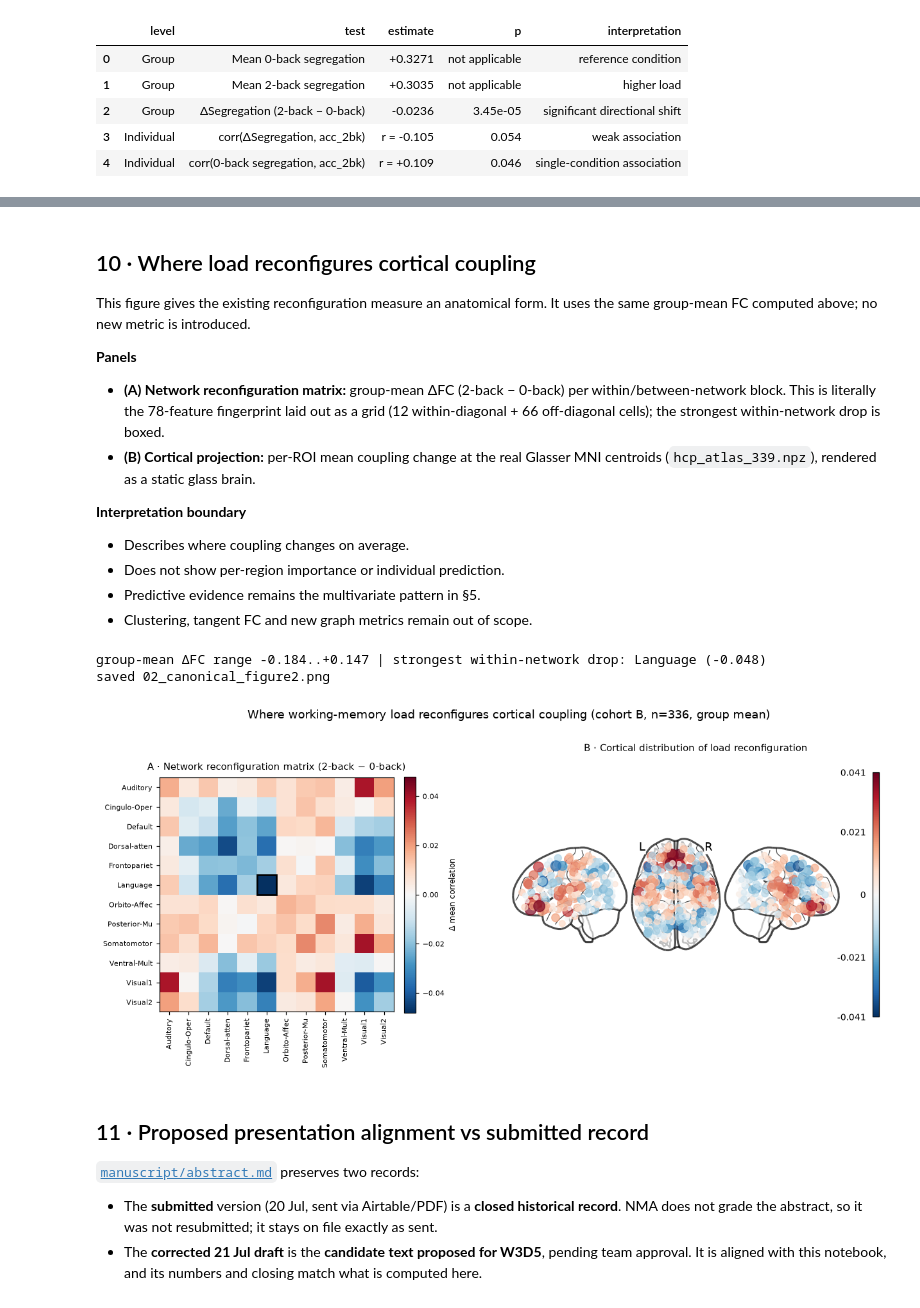
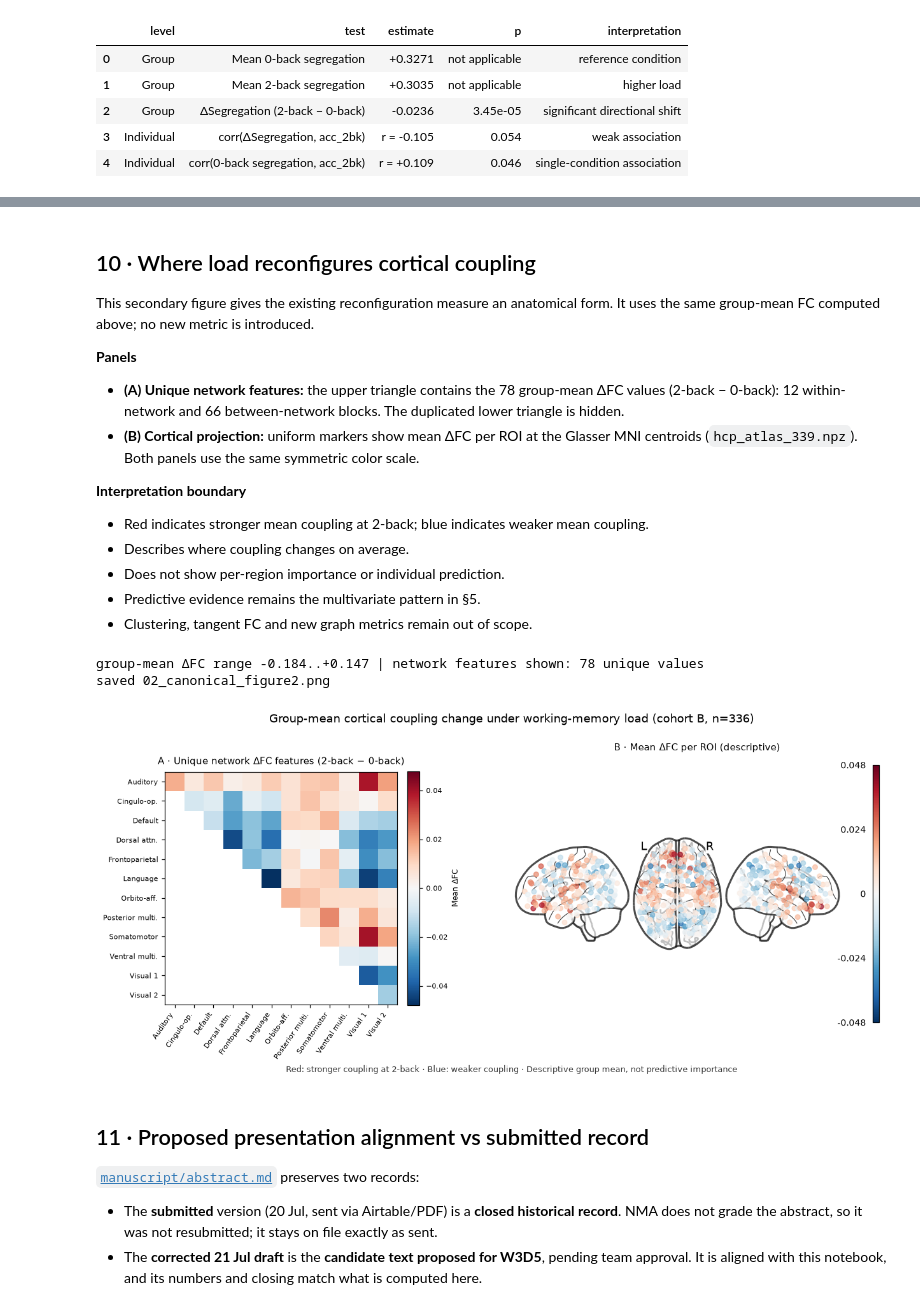
Before and after one commit to The-Gammas/The-Gammas, a Jupyter notebook: pipeline/02_canonical_analysis_and_slides.ipynb, the cells around one changed output, grey strips where cells are left out. Drawn from its saved outputs; the diff is of its cells as text; code cells hidden in the pictures.

```diff
--- a/pipeline/02_canonical_analysis_and_slides.ipynb
+++ b/pipeline/02_canonical_analysis_and_slides.ipynb
@@ -849,19 +870,20 @@ saved 02_canonical_figure.png
 # %% [markdown]
 ## 10 · Where load reconfigures cortical coupling
 
-This figure gives the existing reconfiguration measure an anatomical form. It uses the same
-group-mean FC computed above; no new metric is introduced.
+This secondary figure gives the existing reconfiguration measure an anatomical form. It uses
+the same group-mean FC computed above; no new metric is introduced.
 
 **Panels**
 
-- **(A) Network reconfiguration matrix:** group-mean ΔFC (2-back − 0-back) per
-  within/between-network block. This is literally the 78-feature fingerprint laid out as a grid
-  (12 within-diagonal + 66 off-diagonal cells); the strongest within-network drop is boxed.
-- **(B) Cortical projection:** per-ROI mean coupling change at the real Glasser
-  MNI centroids (`hcp_atlas_339.npz`), rendered as a static glass brain.
+- **(A) Unique network features:** the upper triangle contains the 78 group-mean ΔFC values
+  (2-back − 0-back): 12 within-network and 66 between-network blocks. The duplicated lower
+  triangle is hidden.
+- **(B) Cortical projection:** uniform markers show mean ΔFC per ROI at the Glasser MNI
+  centroids (`hcp_atlas_339.npz`). Both panels use the same symmetric color scale.
 
 **Interpretation boundary**
 
+- Red indicates stronger mean coupling at 2-back; blue indicates weaker mean coupling.
 - Describes where coupling changes on average.
 - Does not show per-region importance or individual prediction.
 - Predictive evidence remains the multivariate pattern in §5.
@@ -873,51 +895,73 @@ societies = np.unique(net_fig)                        # alphabetical, matches ne
 coords = np.load(B.atlas, allow_pickle=True)["coords"]        # real Glasser MNI centroids (360, 3)
 dFC = featB["FC2_group"] - featB["FC0_group"]                 # group-mean reconfiguration (360, 360)
 
 K = len(societies)
 idx = [np.where(net_fig == s)[0] for s in societies]
 M = np.zeros((K, K))                                  # 12x12 network reconfiguration blocks
 for a in range(K):
     for b in range(K):
         block = dFC[np.ix_(idx[a], idx[b])]
         M[a, b] = block[np.triu_indices(len(idx[a]), k=1)].mean() if a == b else block.mean()
 off = dFC.copy(); np.fill_diagonal(off, np.nan)
 roi_recon = np.nanmean(off, axis=1)                   # per-ROI mean coupling change (360,)
-j = int(np.argmin(np.diag(M)))                        # strongest within-network drop (derived)
+lower_triangle = np.tril(np.ones_like(M, dtype=bool), k=-1)
+M_unique = np.ma.masked_where(lower_triangle, M)
+assert M_unique.count() == 78
 print(f"group-mean ΔFC range {dFC.min():+.3f}..{dFC.max():+.3f} | "
-      f"strongest within-network drop: {societies[j]} ({np.diag(M)[j]:+.3f})")
+      f"network features shown: {M_unique.count()} unique values")
 
-short = [s[:12] for s in societies]
-fig2 = plt.figure(figsize=(13.2, 5.0))
+network_labels = {
+    "Auditory": "Auditory",
+    "Cingulo-Oper": "Cingulo-op.",
+    "Default": "Default",
+    "Dorsal-atten": "Dorsal attn.",
+    "Frontopariet": "Frontoparietal",
+    "Language": "Language",
+    "Orbito-Affec": "Orbito-aff.",
+    "Posterior-Mu": "Posterior multi.",
+    "Somatomotor": "Somatomotor",
+    "Ventral-Mult": "Ventral multi.",
+    "Visual1": "Visual 1",
+    "Visual2": "Visual 2",
+}
+short = [network_labels.get(s, s) for s in societies]
+shared_vmax = max(np.abs(M).max(), np.abs(roi_recon).max())
+cmap = plt.get_cmap("RdBu_r").copy()
+cmap.set_bad("white")
+
+fig2 = plt.figure(figsize=(13.2, 5.3))
 gs = fig2.add_gridspec(1, 2, width_ratios=[1.0, 1.45], wspace=0.30)
 
 axM = fig2.add_subplot(gs[0, 0])
-vmax = np.abs(M).max()
-im = axM.imshow(M, cmap="RdBu_r", vmin=-vmax, vmax=vmax)
-axM.set_xticks(range(K)); axM.set_xticklabels(short, rotation=90, fontsize=7)
+im = axM.imshow(M_unique, cmap=cmap, vmin=-shared_vmax, vmax=shared_vmax)
+axM.set_xticks(range(K)); axM.set_xticklabels(short, rotation=55, ha="right", fontsize=7)
 axM.set_yticks(range(K)); axM.set_yticklabels(short, fontsize=7)
-axM.set_title("A · Network reconfiguration matrix (2-back − 0-back)", fontsize=10, pad=8)
-axM.add_patch(plt.Rectangle((j - 0.5, j - 0.5), 1, 1, fill=False, ec="black", lw=1.8))
+axM.set_title("A · Unique network ΔFC features (2-back − 0-back)", fontsize=10, pad=8)
 cb = fig2.colorbar(im, ax=axM, fraction=0.046, pad=0.04); cb.ax.tick_params(labelsize=7)
-cb.set_label("Δ mean correlation", fontsize=8)
+cb.set_label("Mean ΔFC", fontsize=8)
 
 axB = fig2.add_subplot(gs[0, 1])
-rmax = np.abs(roi_recon).max()
 plotting.plot_markers(
-    roi_recon, coords, node_size=16 + 120 * (np.abs(roi_recon) / rmax),
-    node_cmap="RdBu_r", node_vmin=-rmax, node_vmax=rmax,
+    roi_recon, coords, node_size=24,
+    node_cmap="RdBu_r", node_vmin=-shared_vmax, node_vmax=shared_vmax,
     display_mode="lzr", axes=axB, colorbar=True, title=None)
-axB.set_title("B · Cortical distribution of load reconfiguration", fontsize=10, pad=8)
+axB.set_title("B · Mean ΔFC per ROI (descriptive)", fontsize=10, pad=8)
 
-fig2.suptitle(f"Where working-memory load reconfigures cortical coupling "
-              f"(cohort B, n={featB['n']}, group mean)", fontsize=11.5, y=1.02)
+fig2.suptitle(f"Group-mean cortical coupling change under working-memory load "
+              f"(cohort B, n={featB['n']})", fontsize=11.5, y=0.98)
+fig2.text(0.5, 0.015,
+          "Red: stronger coupling at 2-back · Blue: weaker coupling · "
+          "Descriptive group mean, not predictive importance",
+          ha="center", fontsize=8.5, color=DARK)
+fig2.subplots_adjust(top=0.86, bottom=0.16)
 FIG2_PATH = "02_canonical_figure2.png"
 fig2.savefig(FIG2_PATH, dpi=150, bbox_inches="tight")
 print("saved", FIG2_PATH)
 # figure auto-renders inline as display_data at cell end
 # %% [output]
-group-mean ΔFC range -0.184..+0.147 | strongest within-network drop: Language (-0.048)
+group-mean ΔFC range -0.184..+0.147 | network features shown: 78 unique values
 saved 02_canonical_figure2.png
-[figure, old version]
+[figure, new version]
 # %% [markdown]
 ## 11 · Proposed presentation alignment vs submitted record
 
```
Also changed, not shown: parts of 7 cells of this notebook, 11 other files.
